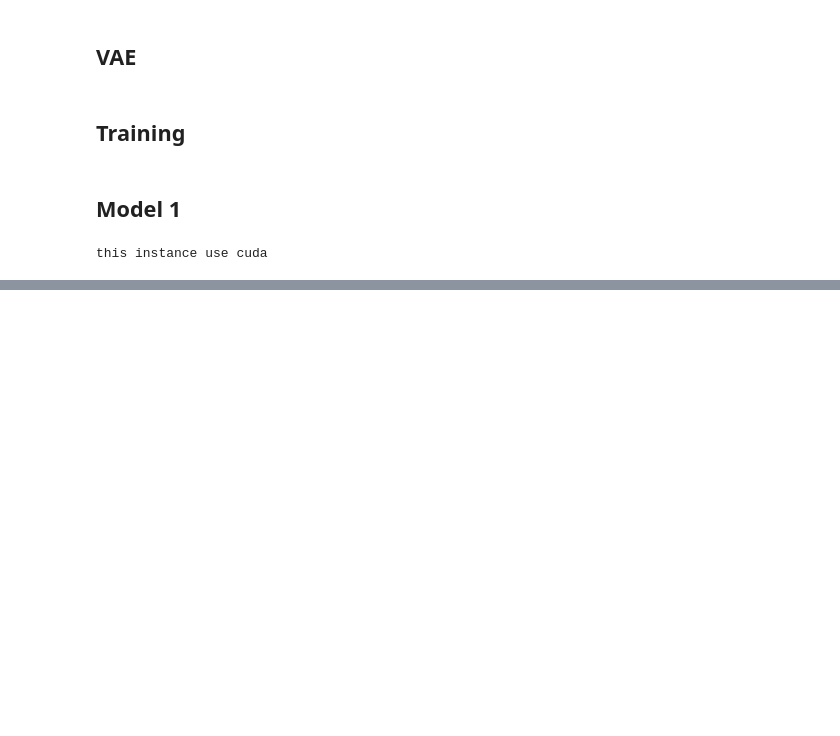
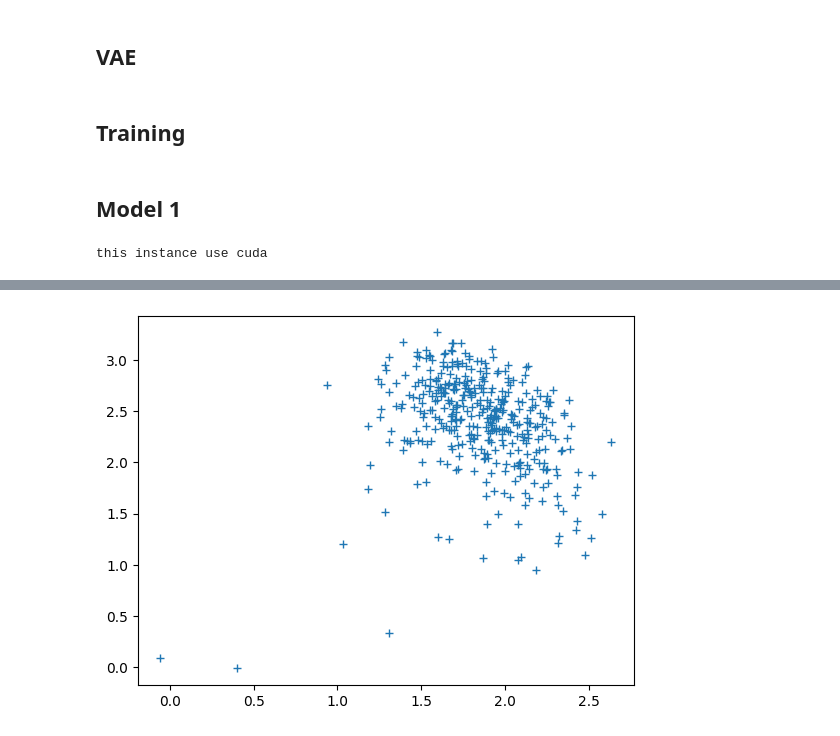
Before and after one commit to sirius59/project-dl, a Jupyter notebook: Conv_VAE.ipynb, the cells around one changed output, grey strips where cells are left out. Cells and saved outputs as stored; diff of their text form; code cells hidden in the pictures; blank space fills up the shorter version.

```diff
--- a/Conv_VAE.ipynb
+++ b/Conv_VAE.ipynb
@@ -71,14 +71,14 @@ torch.Size([10, 3, 424, 424])
 ## VAE
 # %%
 class Conv_VAE(nn.Module):
-    def __init__(self,channels=3, featureDim=64*412*412,latent_dim=2):
+    def __init__(self,channels=3, featureDim=32*412*412,latent_dim=2):
         super().__init__()
 
-        self.encoder = nn.Sequential(nn.Conv2d(channels, 16, 5),
+        self.encoder = nn.Sequential(nn.Conv2d(channels, 8, 5),
+                                     nn.ReLU(),
+                                     nn.Conv2d(8, 16, 5),
                                      nn.ReLU(),
                                      nn.Conv2d(16, 32, 5),
-                                     nn.ReLU(),
-                                     nn.Conv2d(32, 64, 5),
                                      nn.ReLU(),
                                      nn.Flatten(),
                                     )
@@ -88,13 +88,13 @@ class Conv_VAE(nn.Module):
 
         self.latent_mapping = nn.Linear(latent_dim, featureDim)
 
-        self.decoder = nn.Sequential(nn.Unflatten(-1,(64,412,412)),
-                                     nn.ReLU(),
-                                     nn.ConvTranspose2d(64, 32, 5),
+        self.decoder = nn.Sequential(nn.Unflatten(-1,(32,412,412)),
                                      nn.ReLU(),
                                      nn.ConvTranspose2d(32, 16, 5),
                                      nn.ReLU(),
-                                     nn.ConvTranspose2d(16, channels, 5),
+                                     nn.ConvTranspose2d(16, 8, 5),
+                                     nn.ReLU(),
+                                     nn.ConvTranspose2d(8, channels, 5),
                                     )
 
     def encode(self, x):
@@ -192,12 +205,14 @@ testloader = DataLoader(testset,batch_size=batch_size, shuffle=True, num_workers
 # %%
 mus=[]
 sigmas=[]
 for testimages in iter(testloader):
 
-    testmu,testsigma=model.encode(testimages.view(testimages.shape[0],-1))
+    testmu,testsigma=model.encode(testimages)
     mus.append(testmu.detach().numpy())
     sigmas.append(testsigma.detach().numpy())
 mus=np.concatenate(mus)
 sigmas=np.concatenate(sigmas)
 plt.plot(mus[:,0],mus[:,1],'+')
 plt.show()
+# %% [output]
+[figure, added]
```
Also changed, not shown: parts of 55 cells of this notebook, 3 other files.
